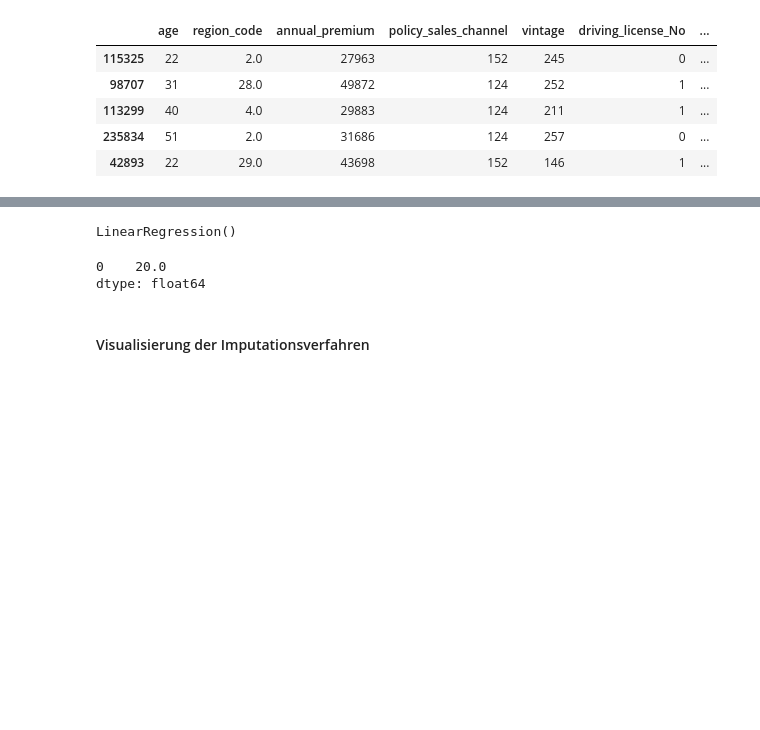
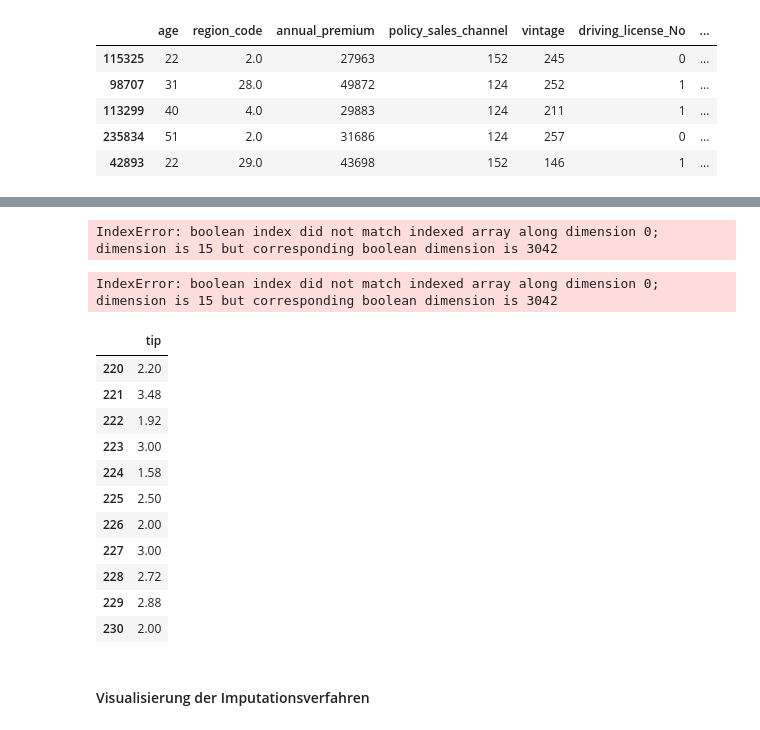
Before and after one commit to tlex-web/data_analysis_crisp_dm, a Jupyter notebook: data_preparation.ipynb, the cells around one changed output, grey strips where cells are left out. Cells and saved outputs as stored; diff of their text form; code cells hidden in the pictures; blank space fills up the shorter version.

```diff
--- a/data_preparation.ipynb
+++ b/data_preparation.ipynb
@@ -397,12 +397,21 @@ corr.style.background_gradient(cmap='coolwarm').set_precision(2)
 | vehicle_damage_Yes | 0.24 | 0.02 | -0.23 | 0.03 | 0.81 | -0.81 | ... |
 | previously_insured_No | 0.23 | -0.01 | -0.24 | 0.00 | 1.00 | -1.00 | ... |
 | previously_insured_Yes | -0.23 | 0.01 | 0.24 | -0.00 | -1.00 | 1.00 | ... |
+# %%
+pd.DataFrame(df_regression.columns.drop(['age'])[age_missing])
+# %% [output]
+IndexError: boolean index did not match indexed array along dimension 0; dimension is 15 but corresponding boolean dimension is 3042
 # %%
 # Modellierung auf den Trainingsdaten
+df_train = X_train_df_one_hot_encoded_data.dropna(subset= 'age', 'region_code')
+
 df_regression = X_train_df_one_hot_encoded_data.copy()
 
-X = df_regression[df_regression.columns.drop(['age'])]
-y = df_regression[['age']]
+X = df_train[df_train.columns.drop(['age'])]
+y = df_train[['age']]
+
+age_missing = df_regression['age'].isna()
+df_age_missing = pd.DataFrame(df_regression.columns.drop(['age'])[age_missing])
 
 X_train_regression, X_test_regression, y_train_regression, y_test_regression = train_test_split(X, y, train_size=0.8, test_size = 0.2, random_state=42)
 
@@ -411,14 +420,39 @@ X_test_df_regression = pd.DataFrame(X_test_regression)
 
 lm = LinearRegression()
 lm.fit(X, y)
+
+age_pred_regression = pd.DataFrame(lm.predict(df_age_missing).round())
+age_pred_regression
 # %% [output]
-LinearRegression()
+IndexError: boolean index did not match indexed array along dimension 0; dimension is 15 but corresponding boolean dimension is 3042
-# %%
-age_pred_regression = pd.DataFrame(lm.predict(X_test_regression).round())
-age_pred_regression.min()
-# %% [output]
-0    20.0
-dtype: float64
+# %%
+import seaborn as sb
+tips = sb.load_dataset('tips')
+
+df = tips.loc[:, ['total_bill', 'size', 'tip']]
+df.loc[0:20, 'size'] = np.nan
+df.loc[220:230, 'total_bill'] = np.nan
+# %%
+df_bill_tip = df.dropna(axis=0, subset=['total_bill', 'tip'])
+df_bill_tip = df_bill_tip.loc[:, ['total_bill', 'tip']]
+
+
+missing_bill = df['total_bill'].isnull()
+tip_missbill = pd.DataFrame(df['tip'][missing_bill])
+tip_missbill
+# %% [output]
+|  | tip |
+| 220 | 2.20 |
+| 221 | 3.48 |
+| 222 | 1.92 |
+| 223 | 3.00 |
+| 224 | 1.58 |
+| 225 | 2.50 |
+| 226 | 2.00 |
+| 227 | 3.00 |
+| 228 | 2.72 |
+| 229 | 2.88 |
+| 230 | 2.00 |
 # %% [markdown]
 #### Visualisierung der Imputationsverfahren
 # %%
```
Also changed, not shown: parts of 2 cells of this notebook.
